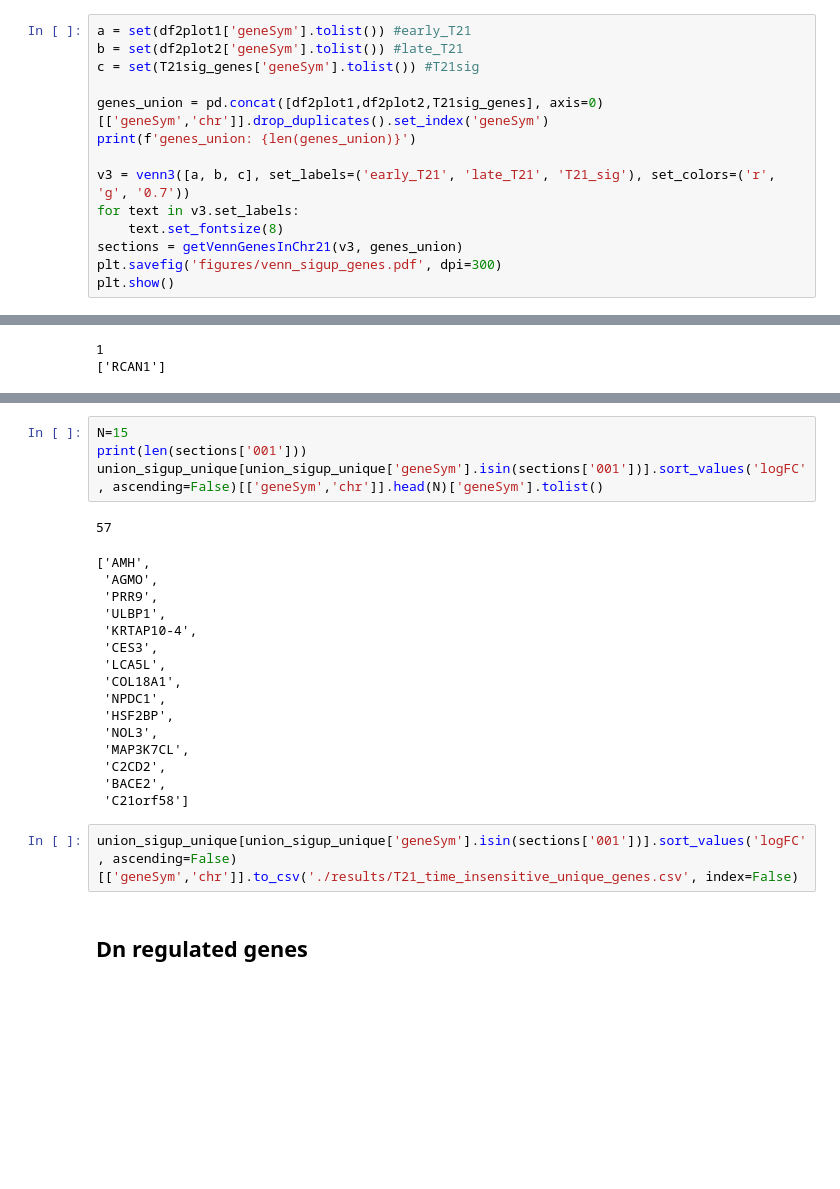
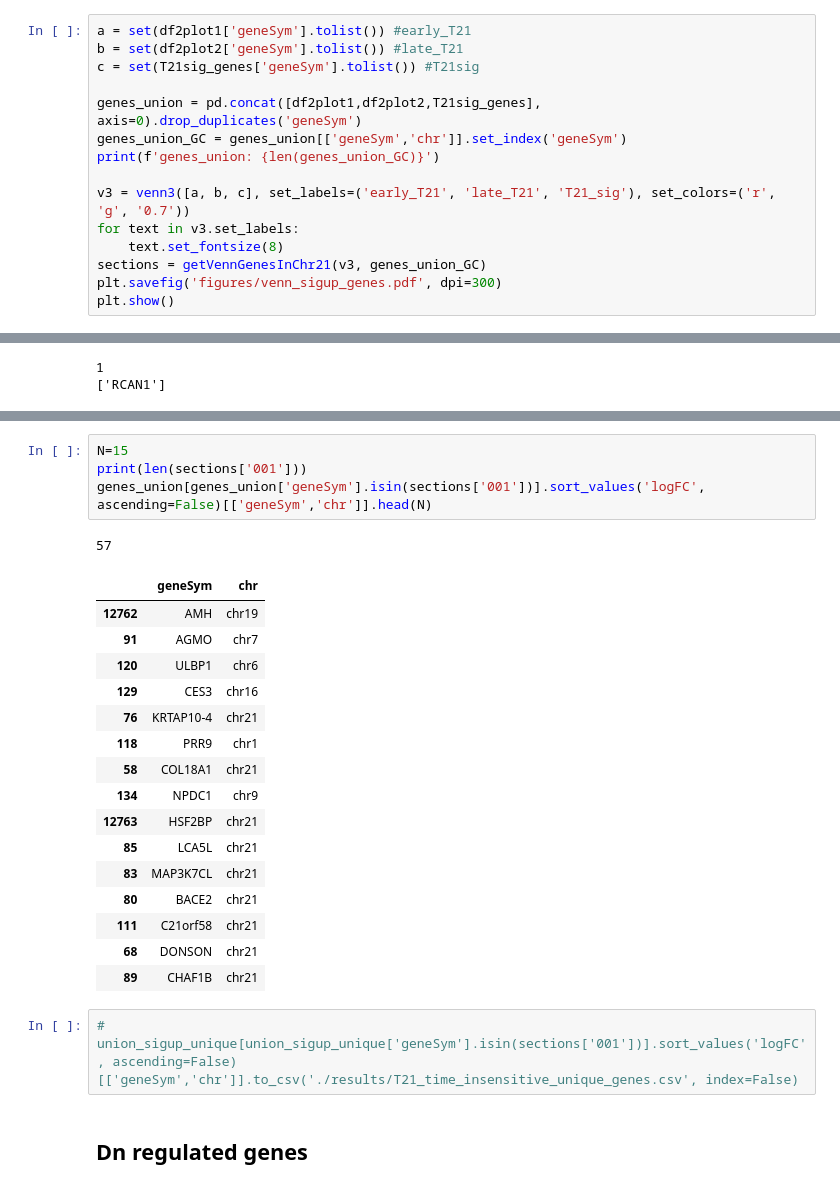
Before and after one commit to hmassalha/FetalThyroidAtlas, a Jupyter notebook: T21_vs_2n/thyrocytes/0_DGE_analysis.ipynb, the cells around one changed output, grey strips where cells are left out. Saved outputs shown, nothing was run; the diff lists cells and outputs as text; blank space fills up the shorter version.

```diff
--- a/T21_vs_2n/thyrocytes/0_DGE_analysis.ipynb
+++ b/T21_vs_2n/thyrocytes/0_DGE_analysis.ipynb
@@ -732,13 +465,14 @@ a = set(df2plot1['geneSym'].tolist()) #early_T21
 b = set(df2plot2['geneSym'].tolist()) #late_T21
 c = set(T21sig_genes['geneSym'].tolist()) #T21sig
 
-genes_union = pd.concat([df2plot1,df2plot2,T21sig_genes], axis=0)[['geneSym','chr']].drop_duplicates().set_index('geneSym')
-print(f'genes_union: {len(genes_union)}')
+genes_union = pd.concat([df2plot1,df2plot2,T21sig_genes], axis=0).drop_duplicates('geneSym')
+genes_union_GC = genes_union[['geneSym','chr']].set_index('geneSym')
+print(f'genes_union: {len(genes_union_GC)}')
 
 v3 = venn3([a, b, c], set_labels=('early_T21', 'late_T21', 'T21_sig'), set_colors=('r', 'g', '0.7'))
 for text in v3.set_labels:
     text.set_fontsize(8)
-sections = getVennGenesInChr21(v3, genes_union)
+sections = getVennGenesInChr21(v3, genes_union_GC)
 plt.savefig('figures/venn_sigup_genes.pdf', dpi=300)
 plt.show()
 # %% [output]
@@ -773,26 +507,27 @@ union_sigup_unique[union_sigup_unique['geneSym'].isin(sections['010'])].sort_val
 # %%
 N=15
 print(len(sections['001']))
-union_sigup_unique[union_sigup_unique['geneSym'].isin(sections['001'])].sort_values('logFC', ascending=False)[['geneSym','chr']].head(N)['geneSym'].tolist()
+genes_union[genes_union['geneSym'].isin(sections['001'])].sort_values('logFC', ascending=False)[['geneSym','chr']].head(N)
 # %% [output]
 57
-['AMH',
- 'AGMO',
- 'PRR9',
- 'ULBP1',
- 'KRTAP10-4',
- 'CES3',
- 'LCA5L',
- 'COL18A1',
- 'NPDC1',
- 'HSF2BP',
- 'NOL3',
- 'MAP3K7CL',
- 'C2CD2',
- 'BACE2',
- 'C21orf58']
+|  | geneSym | chr |
+| 12762 | AMH | chr19 |
+| 91 | AGMO | chr7 |
+| 120 | ULBP1 | chr6 |
+| 129 | CES3 | chr16 |
+| 76 | KRTAP10-4 | chr21 |
+| 118 | PRR9 | chr1 |
+| 58 | COL18A1 | chr21 |
+| 134 | NPDC1 | chr9 |
+| 12763 | HSF2BP | chr21 |
+| 85 | LCA5L | chr21 |
+| 83 | MAP3K7CL | chr21 |
+| 80 | BACE2 | chr21 |
+| 111 | C21orf58 | chr21 |
+| 68 | DONSON | chr21 |
+| 89 | CHAF1B | chr21 |
 # %%
-union_sigup_unique[union_sigup_unique['geneSym'].isin(sections['001'])].sort_values('logFC', ascending=False)[['geneSym','chr']].to_csv('./results/T21_time_insensitive_unique_genes.csv', index=False)
+# union_sigup_unique[union_sigup_unique['geneSym'].isin(sections['001'])].sort_values('logFC', ascending=False)[['geneSym','chr']].to_csv('./results/T21_time_insensitive_unique_genes.csv', index=False)
 # %% [markdown]
 ## Dn regulated genes
 # %%
```
Also changed, not shown: parts of 38 cells of this notebook.
